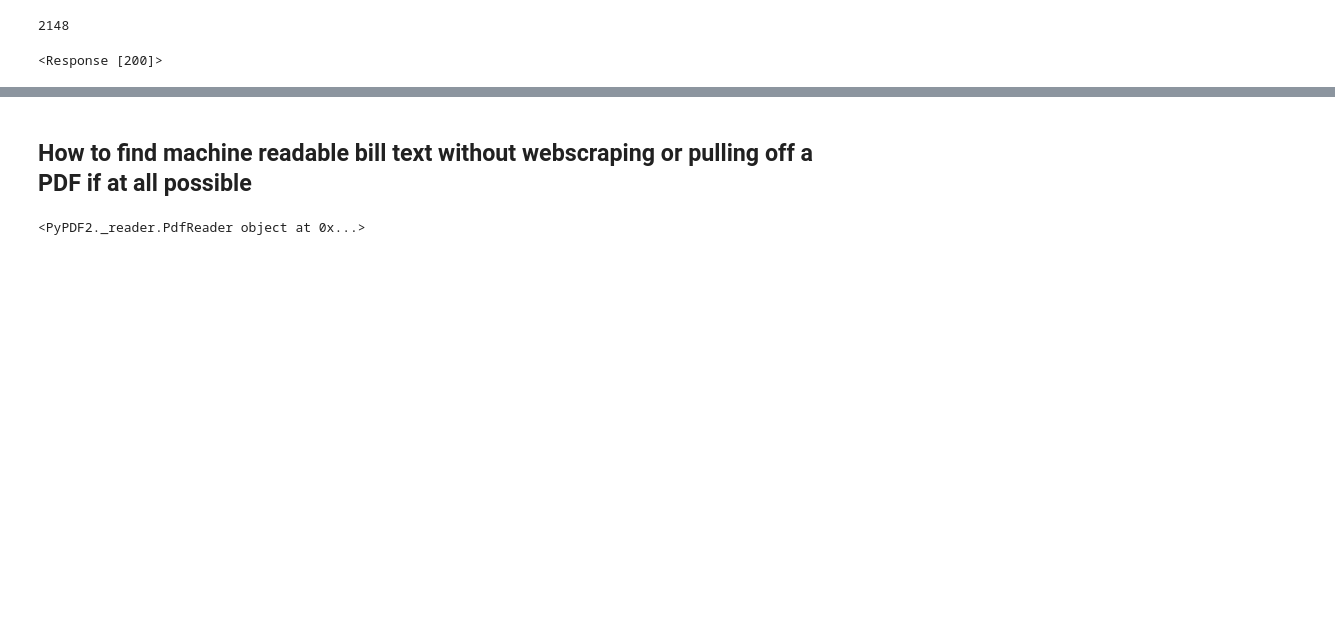
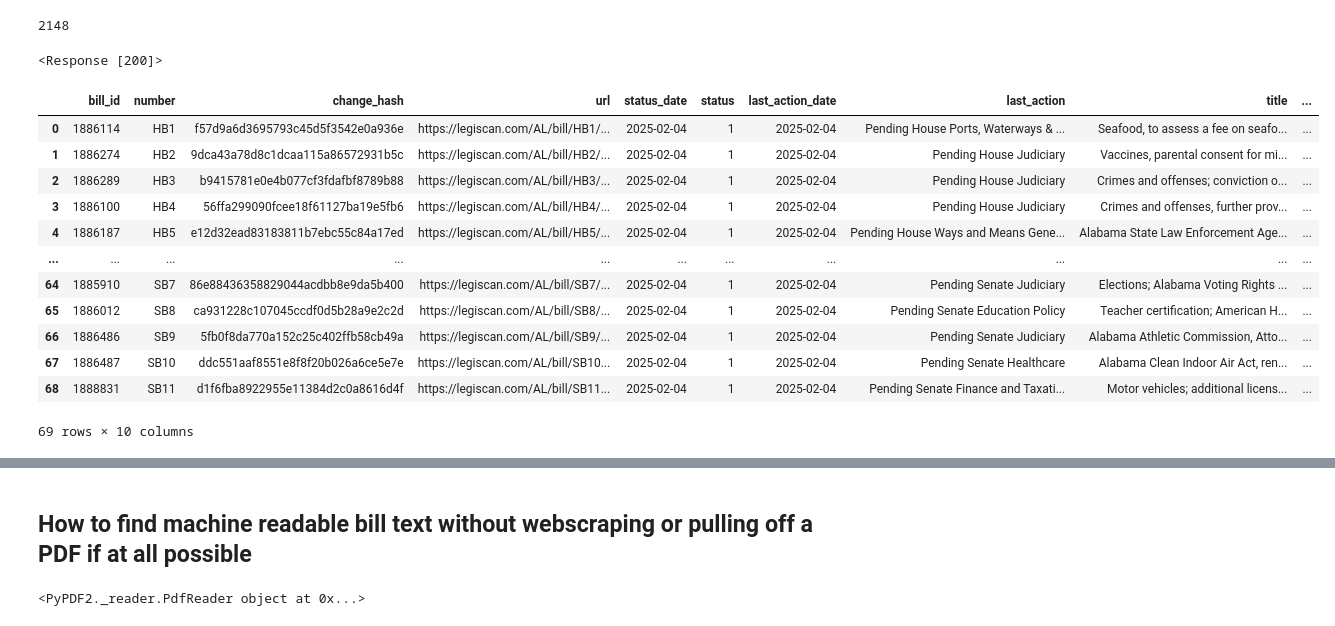
Before and after one commit to jkropko/legiscan_api, a Jupyter notebook: api_access.ipynb, the cells around one changed output, grey strips where cells are left out. Cells and saved outputs as stored; diff of their text form; code cells hidden in the pictures; blank space fills up the shorter version.

Commit message:
Built text scraper and cleaning and created legiscanscaper class

```diff
--- a/api_access.ipynb
+++ b/api_access.ipynb
@@ -126,6 +129,22 @@ myjson = myjson['masterlist']
 del myjson['session']
 # %%
 bill_df = pd.DataFrame(myjson).T
+# %%
+bill_df
+# %% [output]
+|  | bill_id | number | change_hash | url | status_date | status | last_action_date | last_action | title | ... |
+| 0 | 1886114 | HB1 | f57d9a6d3695793c45d5f3542e0a936e | https://legiscan.com/AL/bill/HB1/... | 2025-02-04 | 1 | 2025-02-04 | Pending House Ports, Waterways & ... | Seafood, to assess a fee on seafo... | ... |
+| 1 | 1886274 | HB2 | 9dca43a78d8c1dcaa115a86572931b5c | https://legiscan.com/AL/bill/HB2/... | 2025-02-04 | 1 | 2025-02-04 | Pending House Judiciary | Vaccines, parental consent for mi... | ... |
+| 2 | 1886289 | HB3 | b9415781e0e4b077cf3fdafbf8789b88 | https://legiscan.com/AL/bill/HB3/... | 2025-02-04 | 1 | 2025-02-04 | Pending House Judiciary | Crimes and offenses; conviction o... | ... |
+| 3 | 1886100 | HB4 | 56ffa299090fcee18f61127ba19e5fb6 | https://legiscan.com/AL/bill/HB4/... | 2025-02-04 | 1 | 2025-02-04 | Pending House Judiciary | Crimes and offenses, further prov... | ... |
+| 4 | 1886187 | HB5 | e12d32ead83183811b7ebc55c84a17ed | https://legiscan.com/AL/bill/HB5/... | 2025-02-04 | 1 | 2025-02-04 | Pending House Ways and Means Gene... | Alabama State Law Enforcement Age... | ... |
+| ... | ... | ... | ... | ... | ... | ... | ... | ... | ... | ... |
+| 64 | 1885910 | SB7 | 86e88436358829044acdbb8e9da5b400 | https://legiscan.com/AL/bill/SB7/... | 2025-02-04 | 1 | 2025-02-04 | Pending Senate Judiciary | Elections; Alabama Voting Rights ... | ... |
+| 65 | 1886012 | SB8 | ca931228c107045ccdf0d5b28a9e2c2d | https://legiscan.com/AL/bill/SB8/... | 2025-02-04 | 1 | 2025-02-04 | Pending Senate Education Policy | Teacher certification; American H... | ... |
+| 66 | 1886486 | SB9 | 5fb0f8da770a152c25c402ffb58cb49a | https://legiscan.com/AL/bill/SB9/... | 2025-02-04 | 1 | 2025-02-04 | Pending Senate Judiciary | Alabama Athletic Commission, Atto... | ... |
+| 67 | 1886487 | SB10 | ddc551aaf8551e8f8f20b026a6ce5e7e | https://legiscan.com/AL/bill/SB10... | 2025-02-04 | 1 | 2025-02-04 | Pending Senate Healthcare | Alabama Clean Indoor Air Act, ren... | ... |
+| 68 | 1888831 | SB11 | d1f6fba8922955e11384d2c0a8616d4f | https://legiscan.com/AL/bill/SB11... | 2025-02-04 | 1 | 2025-02-04 | Pending Senate Finance and Taxati... | Motor vehicles; additional licens... | ... |
+69 rows × 10 columns
 # %%
 bill_ids = bill_df['bill_id']
 # %%
```
Also changed, not shown: parts of 14 cells of this notebook, 2 other files.
